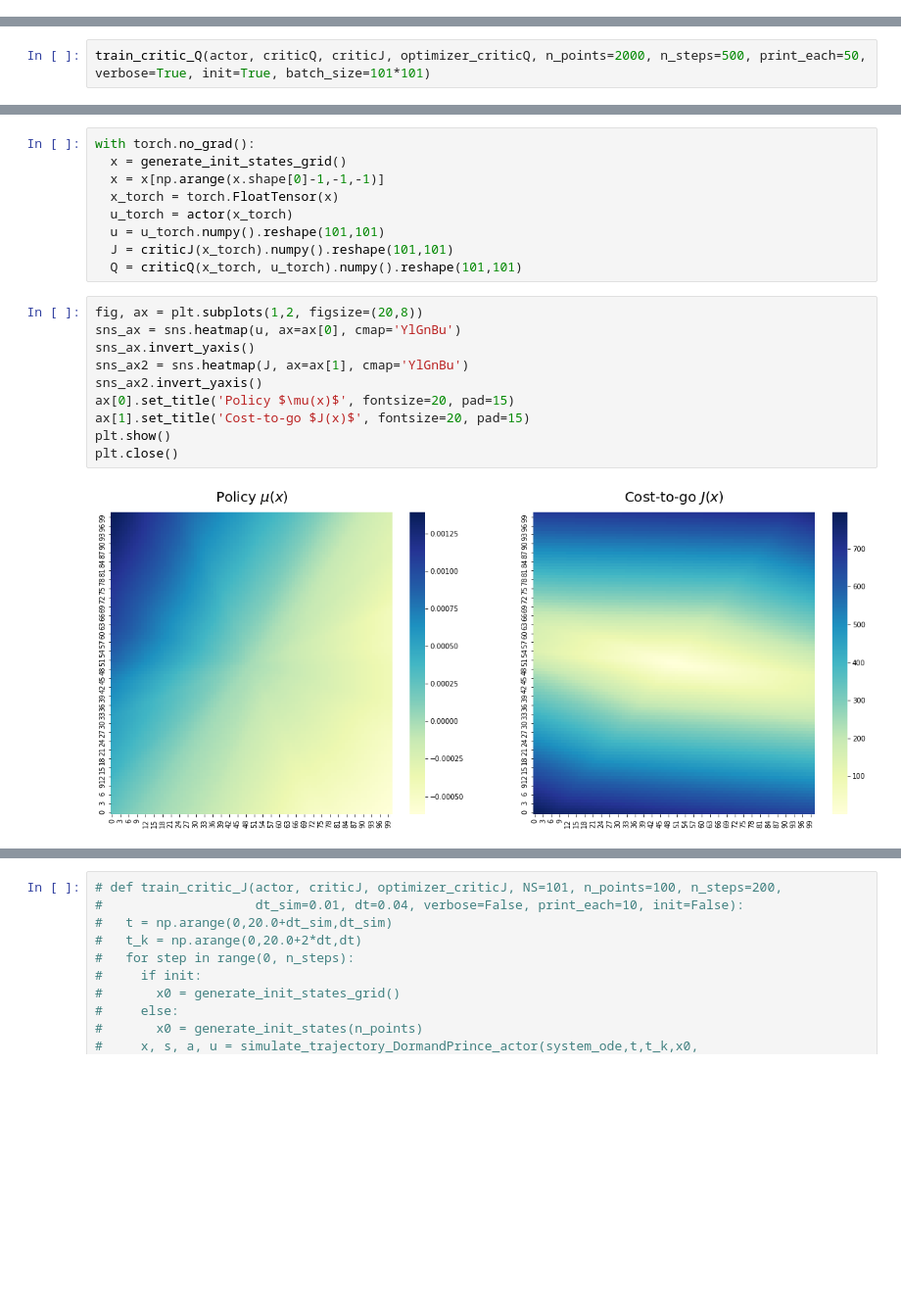
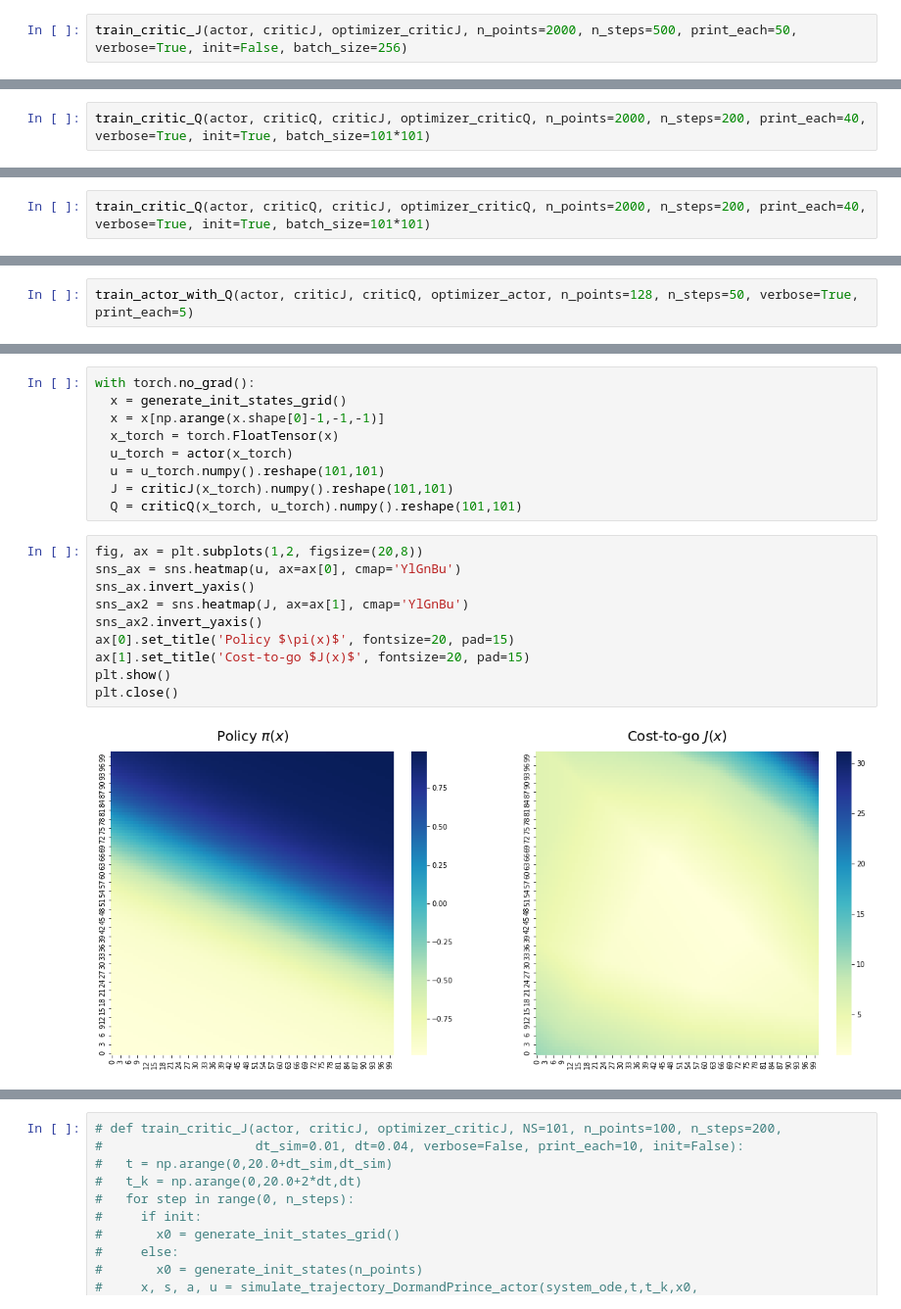
Before and after one commit to tarod13/OptimalControl, a Jupyter notebook: OptimalControl_DP_project.ipynb, the cells around one changed output, grey strips where cells are left out. Shown at 98% size. Cells and saved outputs as stored; diff of their text form; blank space fills up the shorter version.

Commit message:
Added methods to train actor and critic nets

```diff
--- a/OptimalControl_DP_project.ipynb
+++ b/OptimalControl_DP_project.ipynb
@@ -949,0 +966,2 @@ Step: 499, Loss: 1.270e-02, Mean J: 3.733e+02, Mean u: 3.338e-04
+# %%
+train_critic_J(actor, criticJ, optimizer_criticJ, n_points=2000, n_steps=500, print_each=50, verbose=True, init=False, batch_size=256)
@@ -950,3 +979,3 @@ Step: 499, Loss: 1.270e-02, Mean J: 3.733e+02, Mean u: 3.338e-04
 # %%
-train_critic_Q(actor, criticQ, criticJ, optimizer_criticQ, n_points=2000, n_steps=500, print_each=50, verbose=True, init=True, batch_size=101*101)
+train_critic_Q(actor, criticQ, criticJ, optimizer_criticQ, n_points=2000, n_steps=200, print_each=40, verbose=True, init=True, batch_size=101*101)
 # %% [output]
@@ -962,0 +987,2 @@ Step: 499, Loss: 1.252e-01, Mean J: 3.735e+02, Mean u: 4.620e-02
+# %%
+train_critic_Q(actor, criticQ, criticJ, optimizer_criticQ, n_points=2000, n_steps=200, print_each=40, verbose=True, init=True, batch_size=101*101)
@@ -962,0 +995,2 @@ Step: 499, Loss: 1.252e-01, Mean J: 3.735e+02, Mean u: 4.620e-02
+# %%
+train_actor_with_Q(actor, criticJ, criticQ, optimizer_actor, n_points=128, n_steps=50, verbose=True, print_each=5)
@@ -1045,14 +1082,14 @@ with torch.no_grad():
 # %%
 fig, ax = plt.subplots(1,2, figsize=(20,8))
 sns_ax = sns.heatmap(u, ax=ax[0], cmap='YlGnBu')
 sns_ax.invert_yaxis()
 sns_ax2 = sns.heatmap(J, ax=ax[1], cmap='YlGnBu')
 sns_ax2.invert_yaxis()
-ax[0].set_title('Policy $\mu(x)$', fontsize=20, pad=15)
+ax[0].set_title('Policy $\pi(x)$', fontsize=20, pad=15)
 ax[1].set_title('Cost-to-go $J(x)$', fontsize=20, pad=15)
 plt.show()
 plt.close()
 # %% [output]
-[figure, old version]
+[figure, new version]
 # %%
 fig, ax = plt.subplots(1,2, figsize=(20,8))
```
Also changed, not shown: parts of 10 cells of this notebook.
